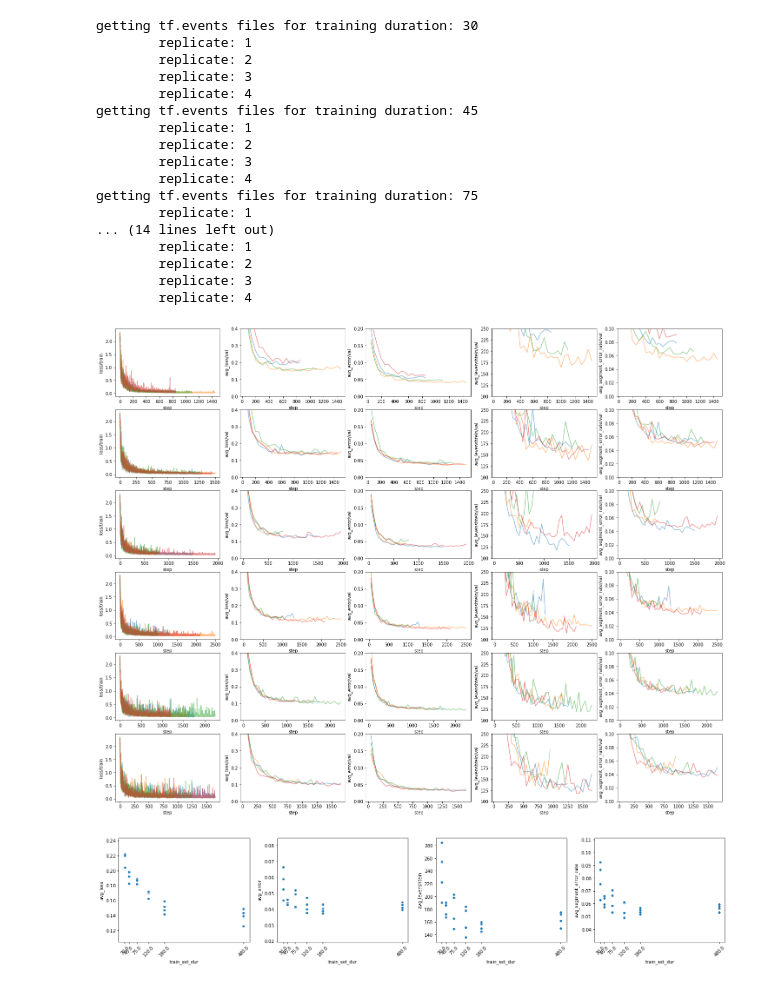
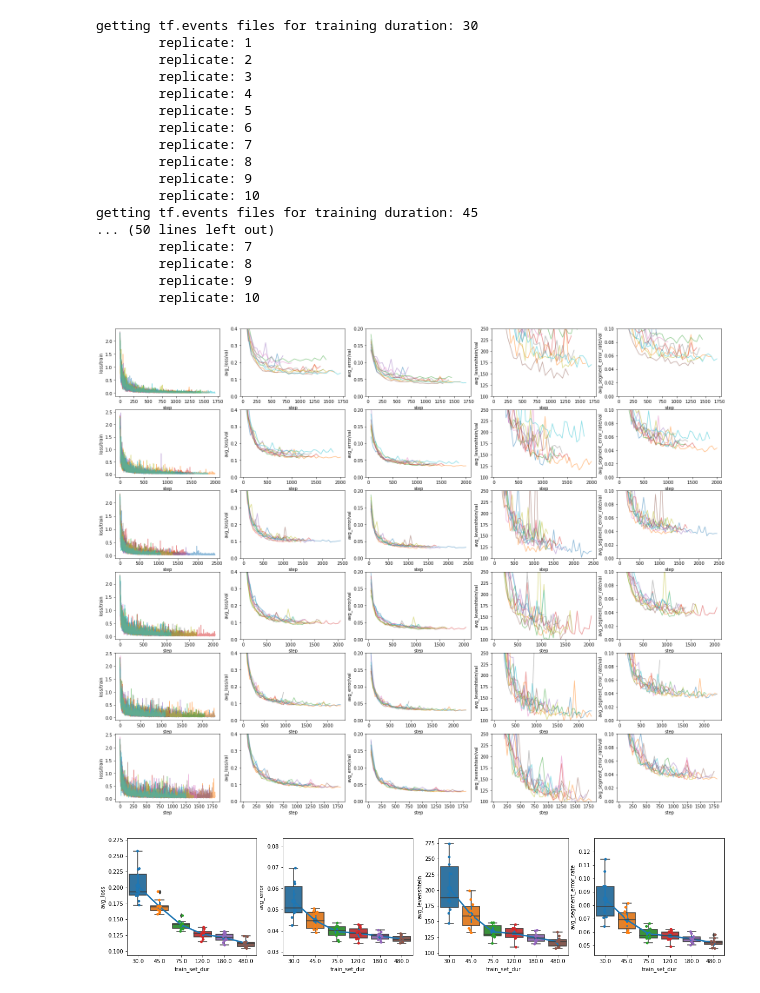
Before and after one commit to yardencsGitHub/tweetynet, a Jupyter notebook: doc/notebooks/BirdsongRecognition-results/Bird3.ipynb, the cells around one changed output. Cells and saved outputs as stored; diff of their text form; code cells hidden in the pictures.

Commit message:
add/update notebooks in BirdsongRecognition-results/

```diff
--- a/doc/notebooks/BirdsongRecognition-results/Bird3.ipynb
+++ b/doc/notebooks/BirdsongRecognition-results/Bird3.ipynb
@@ -67,7 +67,7 @@ def int_from_dir_path(dir_path):
     name = dir_path.name
     return int(re_int.search(name)[0])
 # %%
-BR_RESULTS_ROOT = Path('~/Documents/repos/birdsong/tweetynet/results/BirdsongRecognition').expanduser().resolve()
+BR_RESULTS_ROOT = Path('~/Documents/repos/coding/birdsong/tweetynet/results/BirdsongRecognition').expanduser().resolve()
 # %%
 BIRD_RESULTS_ROOT = BR_RESULTS_ROOT.joinpath('Bird3')
 # %%
@@ -78,5 +77,5 @@ sorted(BIRD_RESULTS_ROOT.iterdir())
 # %%
-RESULTS_ROOT = BIRD_RESULTS_ROOT.joinpath('results_200501_192515')
+RESULTS_ROOT = BIRD_RESULTS_ROOT.joinpath('results_200503_135852')
 # %%
 train_dur_dirs = sorted(RESULTS_ROOT.glob('train_dur_*'), key=int_from_dir_path)
 # %%
@@ -111,18 +110,18 @@ getting tf.events files for training duration: 30
         replicate: 2
         replicate: 3
         replicate: 4
+        replicate: 5
+        replicate: 6
+        replicate: 7
+        replicate: 8
+        replicate: 9
+        replicate: 10
 getting tf.events files for training duration: 45
-        replicate: 1
-        replicate: 2
-        replicate: 3
-        replicate: 4
-getting tf.events files for training duration: 75
-        replicate: 1
-... (14 lines left out)
-        replicate: 1
-        replicate: 2
-        replicate: 3
-        replicate: 4
+... (50 lines left out)
+        replicate: 7
+        replicate: 8
+        replicate: 9
+        replicate: 10
 # %%
 for train_dur, replicate_df_dict in train_history_dfs.items():
     for replicate, df in replicate_df_dict.items():
@@ -150,21 +149,28 @@ for row_ind, train_dur in enumerate(train_durs):
         sns.lineplot(x=df.index, y='avg_segment_error_rate/val', data=df, ax=ax[row_ind, 4], alpha=0.5)
         ax[row_ind, 4].set_ylim([0.0, 0.1])
 # %% [output]
-[figure, old version]
+[figure, new version]
 # %%
 learncurve_df = pd.read_csv(RESULTS_ROOT.joinpath('learning_curve.csv'))
 learncurve_df['avg_error'] = 1- learncurve_df['avg_acc']
 # %%
 fig, ax = plt.subplots(1, 4, figsize=(20, 4))
 ax = ax.ravel()
-sns.scatterplot(x='train_set_dur', y='avg_loss', data=learncurve_df, ax=ax[0])
-sns.scatterplot(x='train_set_dur', y='avg_error', data=learncurve_df, ax=ax[1])
-sns.scatterplot(x='train_set_dur', y='avg_levenshtein', data=learncurve_df, ax=ax[2])
-sns.scatterplot(x='train_set_dur', y='avg_segment_error_rate', data=learncurve_df, ax=ax[3]);
-fig.tight_layout()
 
-for axes in ax:
-    axes.set_xticks(learncurve_df['train_set_dur'].unique())
-    axes.set_xticklabels(learncurve_df['train_set_dur'].unique(), rotation=45)
+sns.stripplot(x='train_set_dur', y='avg_loss', data=learncurve_df, ax=ax[0])
+sns.boxplot(x='train_set_dur', y='avg_loss', data=learncurve_df, ax=ax[0])
+sns.pointplot(x='train_set_dur', y='avg_loss', data=learncurve_df, ax=ax[0]);
+
+sns.stripplot(x='train_set_dur', y='avg_error', data=learncurve_df, ax=ax[1])
+sns.boxplot(x='train_set_dur', y='avg_error', data=learncurve_df, ax=ax[1])
+sns.pointplot(x='train_set_dur', y='avg_error', data=learncurve_df, ax=ax[1]);
+
+sns.stripplot(x='train_set_dur', y='avg_levenshtein', data=learncurve_df, ax=ax[2])
+sns.boxplot(x='train_set_dur', y='avg_levenshtein', data=learncurve_df, ax=ax[2])
+sns.pointplot(x='train_set_dur', y='avg_levenshtein', data=learncurve_df, ax=ax[2]);
+
+sns.stripplot(x='train_set_dur', y='avg_segment_error_rate', data=learncurve_df, ax=ax[3])
+sns.boxplot(x='train_set_dur', y='avg_segment_error_rate', data=learncurve_df, ax=ax[3])
+sns.pointplot(x='train_set_dur', y='avg_segment_error_rate', data=learncurve_df, ax=ax[3]);
 # %% [output]
-[figure, old version]
+[figure, new version]
```
Also changed, not shown: parts of 2 cells of this notebook, 4 other files.
